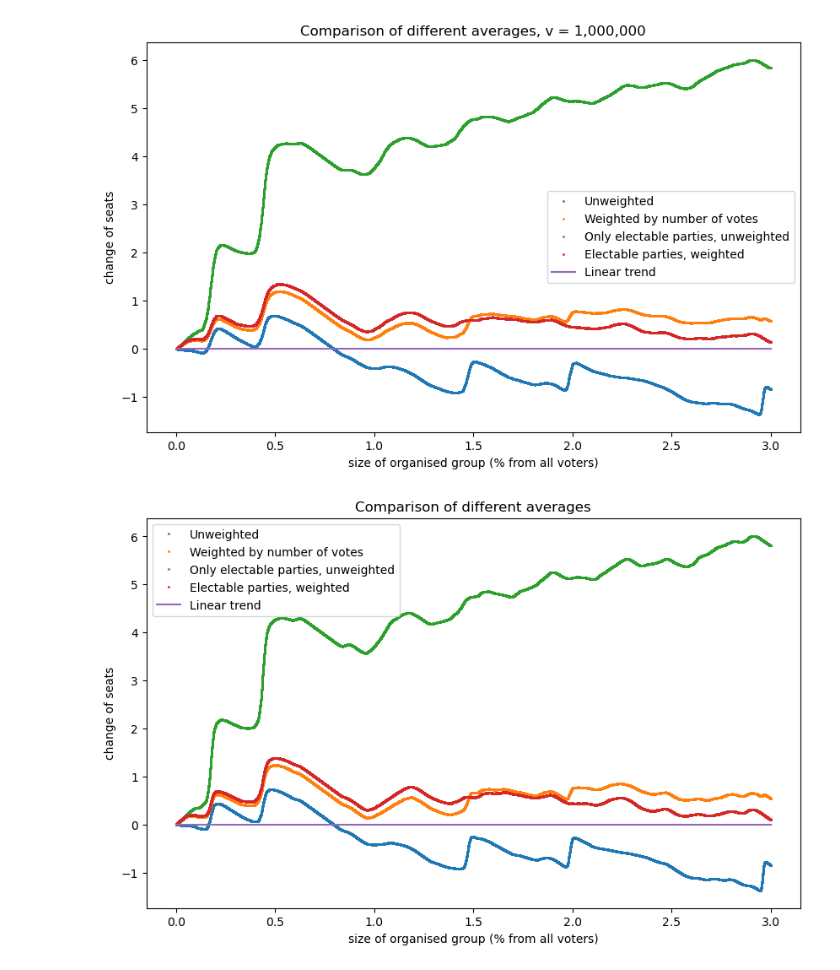
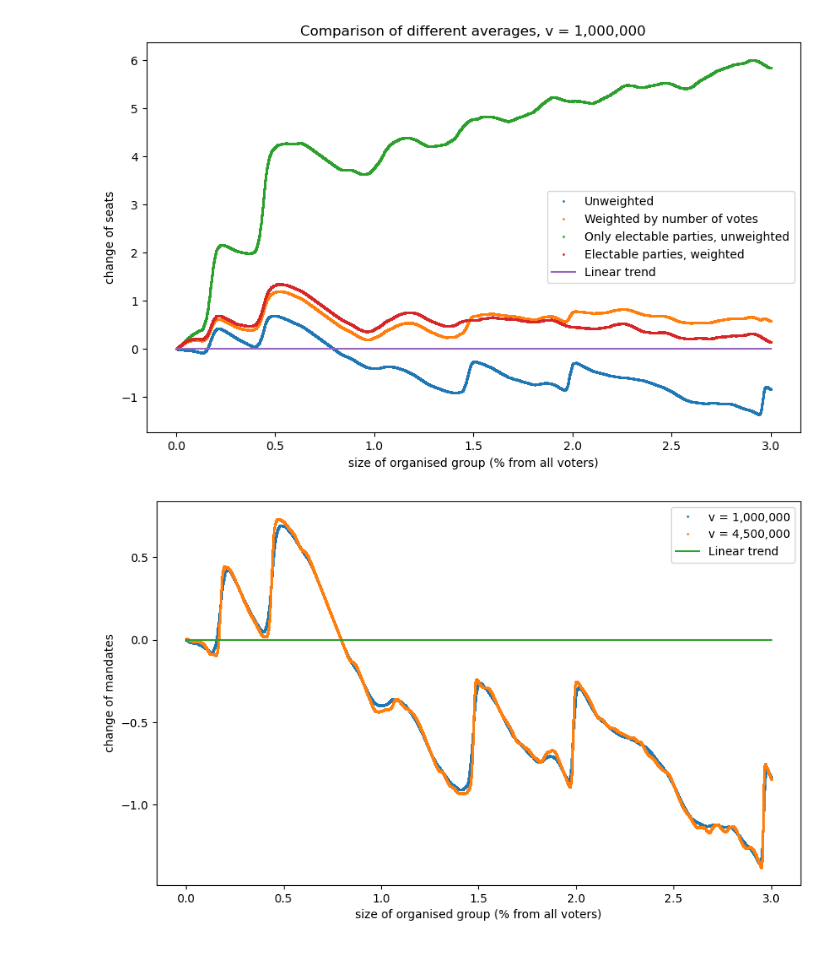
Before and after one commit to JnKamas/bc-praca, a Jupyter notebook: section_2_3.ipynb, the cells around one changed output. Cells and saved outputs as stored; diff of their text form; code cells hidden in the pictures.

```diff
--- a/section_2_3.ipynb
+++ b/section_2_3.ipynb
@@ -140,31 +97,30 @@ plt.show()
 # %%
 plt.figure(figsize=(10, 6))
 
 x = np.arange(0, 4)
 y = 3 * x
 
-size = 2000000
+df = pd.read_csv("./vis_data/unweighted-vis-1m-2023.csv")
 
-files = ["unweighted-vis-2m-2023","weighted-vis-2m-2023", "electable-unweighted-vis-2m-2023", "electable-weighted-vis-2m-2023"]
-names = ["Unweighted","Weighted by number of votes", "Only electable parties, unweighted", "Electable parties, weighted"]
+x_values = (df['samples'] / 1000000) * 100
+y_values = df['diff']
 
-for file, name in zip(files, names):
+plt.plot(x_values, y_values - (3 * x_values), 'o', markersize=1, label="v = 1,000,000")
 
-    df = pd.read_csv(f"./vis_data/{file}.csv")
+df = pd.read_csv("./vis_data/unweighted-vis-4_5m-2023.csv")
 
-    x_values = (df['samples'] / size) * 100
-    y_values = df['diff']
+x_values = (df['samples'] / 4500000) * 100
+y_values = df['diff']
 
-    plt.plot(x_values, y_values - (3 * x_values), 'o', markersize=1, label=name)
-
+plt.plot(x_values, y_values - (3 * x_values), 'o', markersize=1, label="v = 4,500,000")
 
 plt.plot(x, y * 0, label='Linear trend')
 
-plt.xlabel('size of organised group (% from all voters)')
-plt.ylabel('change of seats')
-plt.title('Comparison of different averages')
+plt.xlabel('Size of organised group (% from all voters)')
+plt.ylabel('Change of mandates')
+# plt.title('Only electable parties, unweighted')
 
 plt.legend()
 plt.show()
 # %% [output]
-[figure, old version]
+[figure, new version]
```
Also changed, not shown: parts of 3 cells of this notebook, 20 other files.
